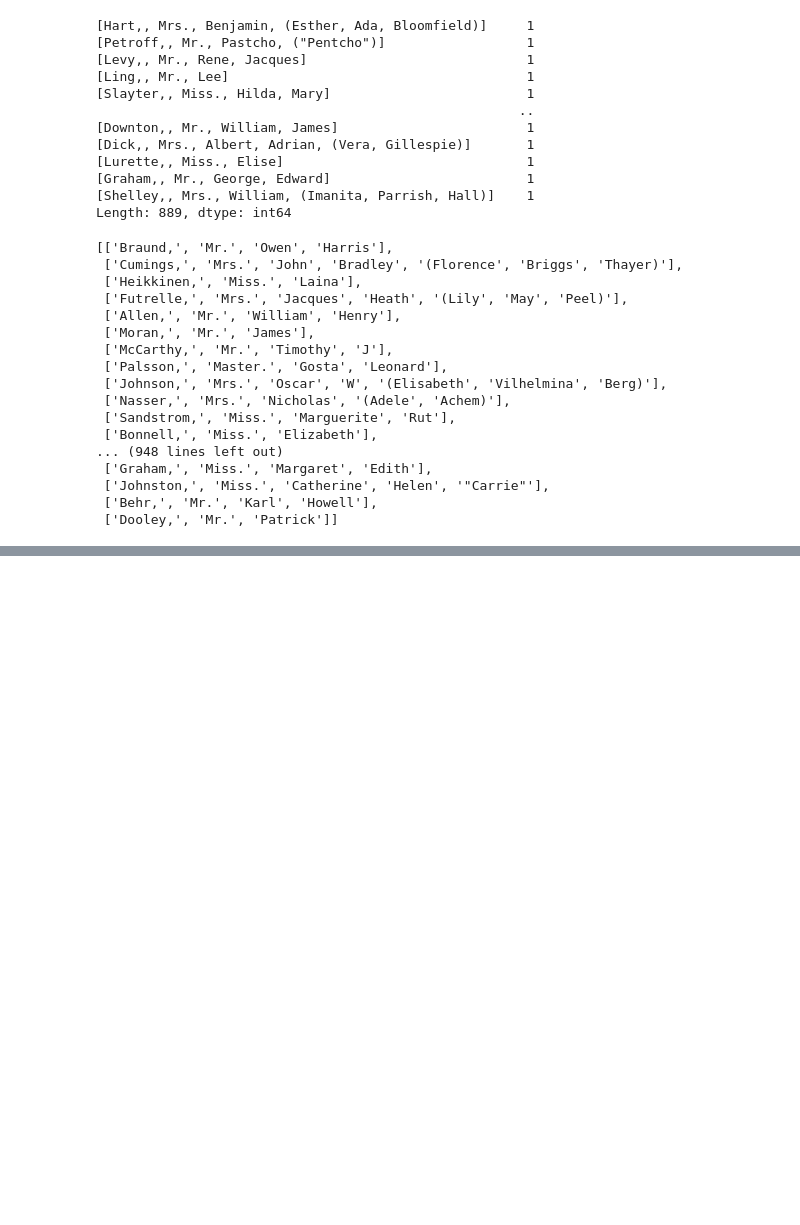
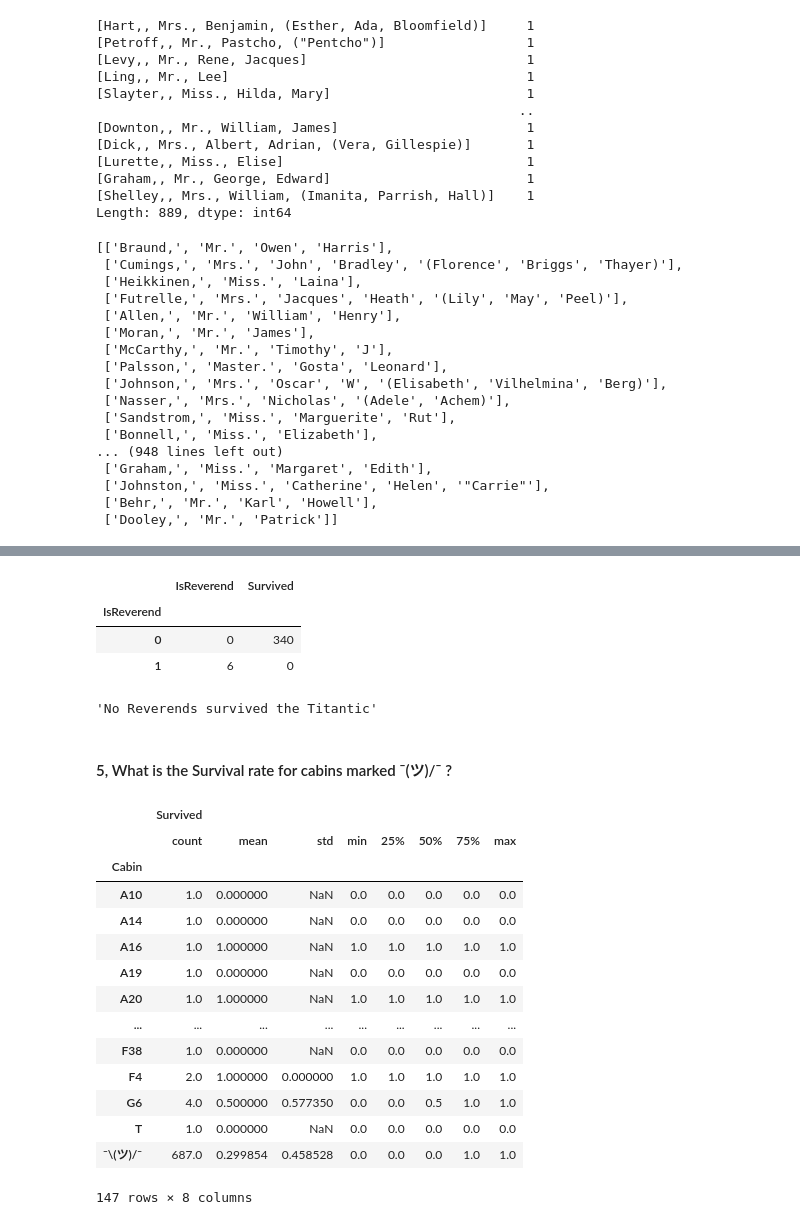
Before and after one commit to viviloaf/general-assembly, a Jupyter notebook: labs/2.01-lab-pandas-titanic-master/Titanic.ipynb, the cells around one changed output, grey strips where cells are left out. Saved outputs shown, nothing was run; the diff lists cells and outputs as text; code cells hidden in the pictures; blank space fills up the shorter version.

```diff
--- a/labs/2.01-lab-pandas-titanic-master/Titanic.ipynb
+++ b/labs/2.01-lab-pandas-titanic-master/Titanic.ipynb
@@ -285,0 +385,31 @@ Length: 889, dtype: int64
+# %%
+titantic.groupby(by='IsReverend')[['IsReverend','Survived']].sum()
+# %% [output]
+|  | IsReverend | Survived |
+| IsReverend |  |  |
+| 0 | 0 | 340 |
+| 1 | 6 | 0 |
+# %%
+f'No Reverends survived the Titantic'
+# %% [output]
+'No Reverends survived the Titantic'
+# %% [markdown]
+#### 5, What is the Survival rate for cabins marked ¯\(ツ)/¯ ?
+# %%
+titantic.groupby(by='Cabin')[['Survived', 'Cabin']].describe()
+# %% [output]
+|  | Survived |  |  |  |  |  |  |  |
+|  | count | mean | std | min | 25% | 50% | 75% | max |
+| Cabin |  |  |  |  |  |  |  |  |
+| A10 | 1.0 | 0.000000 | NaN | 0.0 | 0.0 | 0.0 | 0.0 | 0.0 |
+| A14 | 1.0 | 0.000000 | NaN | 0.0 | 0.0 | 0.0 | 0.0 | 0.0 |
+| A16 | 1.0 | 1.000000 | NaN | 1.0 | 1.0 | 1.0 | 1.0 | 1.0 |
+| A19 | 1.0 | 0.000000 | NaN | 0.0 | 0.0 | 0.0 | 0.0 | 0.0 |
+| A20 | 1.0 | 1.000000 | NaN | 1.0 | 1.0 | 1.0 | 1.0 | 1.0 |
+| ... | ... | ... | ... | ... | ... | ... | ... | ... |
+| F38 | 1.0 | 0.000000 | NaN | 0.0 | 0.0 | 0.0 | 0.0 | 0.0 |
+| F4 | 2.0 | 1.000000 | 0.000000 | 1.0 | 1.0 | 1.0 | 1.0 | 1.0 |
+| G6 | 4.0 | 0.500000 | 0.577350 | 0.0 | 0.0 | 0.5 | 1.0 | 1.0 |
+| T | 1.0 | 0.000000 | NaN | 0.0 | 0.0 | 0.0 | 0.0 | 0.0 |
+| ¯\(ツ)/¯ | 687.0 | 0.299854 | 0.458528 | 0.0 | 0.0 | 0.0 | 1.0 | 1.0 |
+147 rows × 8 columns
```
Also changed, not shown: parts of 29 cells of this notebook.
